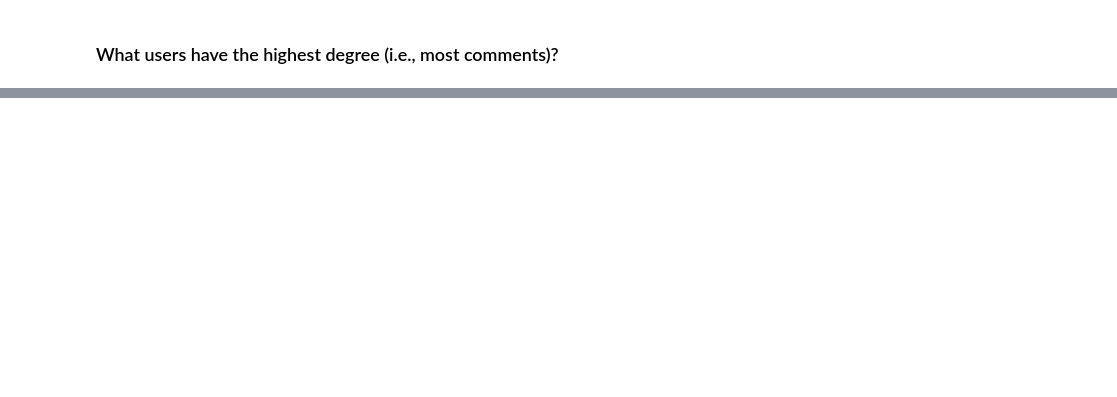
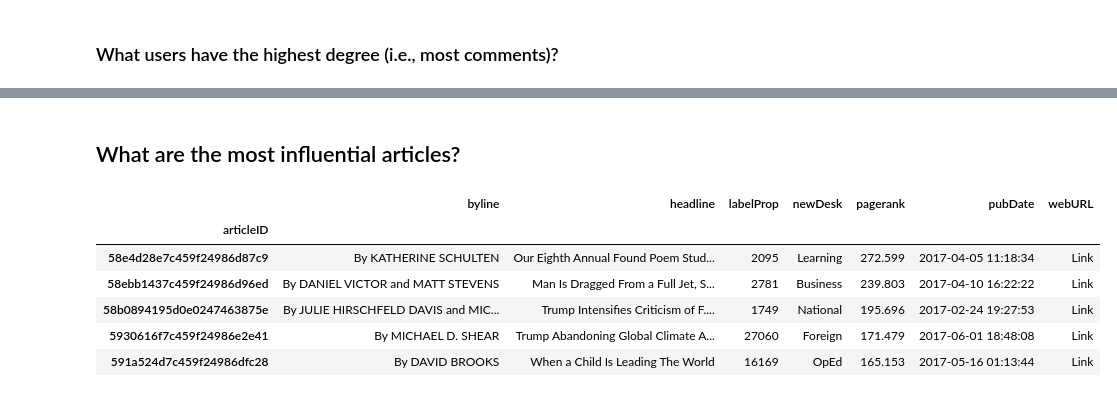
Before and after one commit to jvani/nyt-comments, a Jupyter notebook: notebooks/exploratory.ipynb, the cells around one changed output, grey strips where cells are left out. Cells and saved outputs as stored; diff of their text form; code cells hidden in the pictures; blank space fills up the shorter version.

```diff
--- a/notebooks/exploratory.ipynb
+++ b/notebooks/exploratory.ipynb
@@ -100,0 +90,4 @@ pd.DataFrame([{**res['u'], 'Comments': res['count(p)']} for res in yield_results
+# %%
+op = """CALL algo.pageRank(null, null, {iterations:20, dampingFactor:0.85, write: true, writeProperty:"pagerank"})
+YIELD nodes, iterations, loadMillis, computeMillis, writeMillis, dampingFactor, write, writeProperty"""
+pd.DataFrame([graph.run(op).next().data()])
@@ -100,0 +97,4 @@ pd.DataFrame([{**res['u'], 'Comments': res['count(p)']} for res in yield_results
+# %%
+op = """CALL algo.unionFind(null, null, {write:true, partitionProperty:"connComponent"})
+YIELD nodes, setCount, loadMillis, computeMillis, writeMillis;"""
+pd.DataFrame([graph.run(op).next().data()])
@@ -100,0 +121,20 @@ pd.DataFrame([{**res['u'], 'Comments': res['count(p)']} for res in yield_results
+# %% [markdown]
+## What are the most influential articles?
+# %%
+cur = graph.run("""MATCH (n:ARTICLE)
+RETURN n
+ORDER by n.pagerank
+DESC LIMIT 5""")
+pd.DataFrame([rec['n'] for rec in yield_record(cur)]) \
+    .sort_values('pagerank', ascending=False) \
+    .set_index('articleID') \
+    .drop('connComponent', axis=1) \
+    .style.format({'webURL': lambda x: f'<a target="_blank" href="{x}"">Link</a>'})
+# %% [output]
+|  | byline | headline | labelProp | newDesk | pagerank | pubDate | webURL |
+| articleID |  |  |  |  |  |  |  |
+| 58e4d28e7c459f24986d87c9 | By KATHERINE SCHULTEN | Our Eighth Annual Found Poem Stud... | 2095 | Learning | 272.599 | 2017-04-05 11:18:34 | Link |
+| 58ebb1437c459f24986d96ed | By DANIEL VICTOR and MATT STEVENS | Man Is Dragged From a Full Jet, S... | 2781 | Business | 239.803 | 2017-04-10 16:22:22 | Link |
+| 58b0894195d0e0247463875e | By JULIE HIRSCHFELD DAVIS and MIC... | Trump Intensifies Criticism of F.... | 1749 | National | 195.696 | 2017-02-24 19:27:53 | Link |
+| 5930616f7c459f24986e2e41 | By MICHAEL D. SHEAR | Trump Abandoning Global Climate A... | 27060 | Foreign | 171.479 | 2017-06-01 18:48:08 | Link |
+| 591a524d7c459f24986dfc28 | By DAVID BROOKS | When a Child Is Leading The World | 16169 | OpEd | 165.153 | 2017-05-16 01:13:44 | Link |
```
Also changed, not shown: parts of 17 cells of this notebook.
